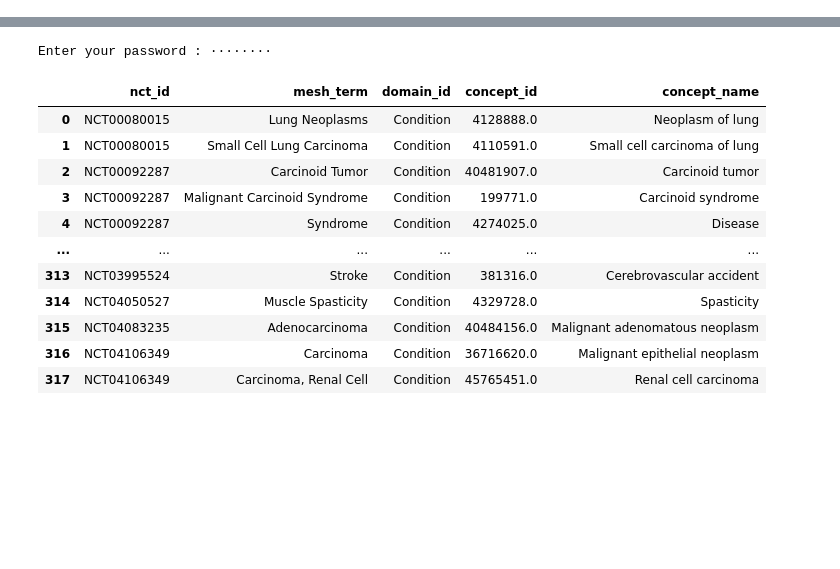
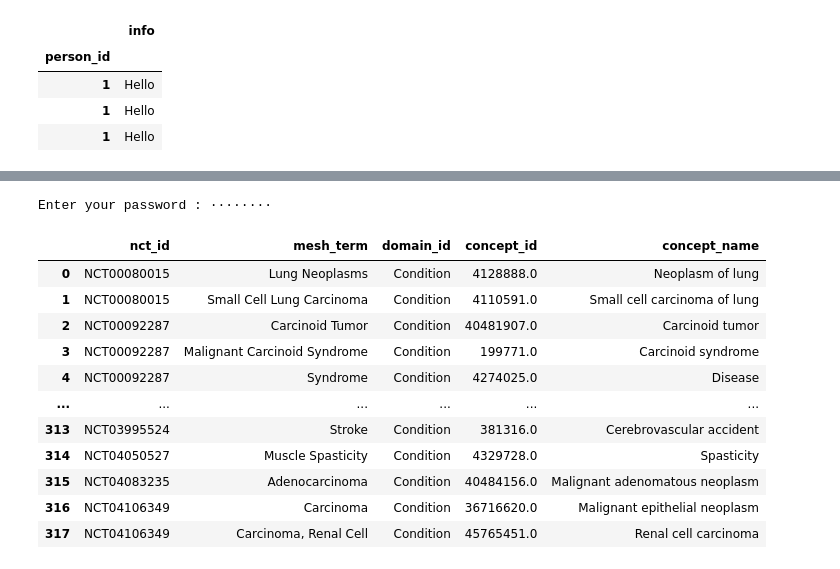
Before and after one commit to anthonydubois/rwd_analytics, a Jupyter notebook: notebooks/draft_notebook.ipynb, the cells around one changed output, grey strips where cells are left out. Cells and saved outputs as stored; diff of their text form; code cells hidden in the pictures; blank space fills up the shorter version.

```diff
--- a/notebooks/draft_notebook.ipynb
+++ b/notebooks/draft_notebook.ipynb
@@ -17,3 +17,18 @@ from rwd_analytics.cohort import CohortBuilder
 from rwd_analytics.lookups import Descendants, Concept, ConceptRelationship, ComorbidConditions, Ingredient
 from rwd_analytics.treatment_line import last_activity_date, agg_lot_by_patient, line_generation_preprocess, LinesOfTherapy
 from rwd_analytics.predictions import get_matching_pairs
+# %%
+df = pd.DataFrame({
+    'person_id':[1, 1, 1],
+    'info':['Hello', 'Hello', 'Hello']
+})
+df = dd.from_pandas(df, npartitions=1).set_index('person_id')
+# %%
+#df.loc[[1, 2]].compute()
+df.loc[df.index.isin([1, 2])].compute()
+# %% [output]
+|  | info |
+| person_id |  |
+| 1 | Hello |
+| 1 | Hello |
+| 1 | Hello |
```
Also changed, not shown: parts of 8 cells of this notebook, 2 other files.
